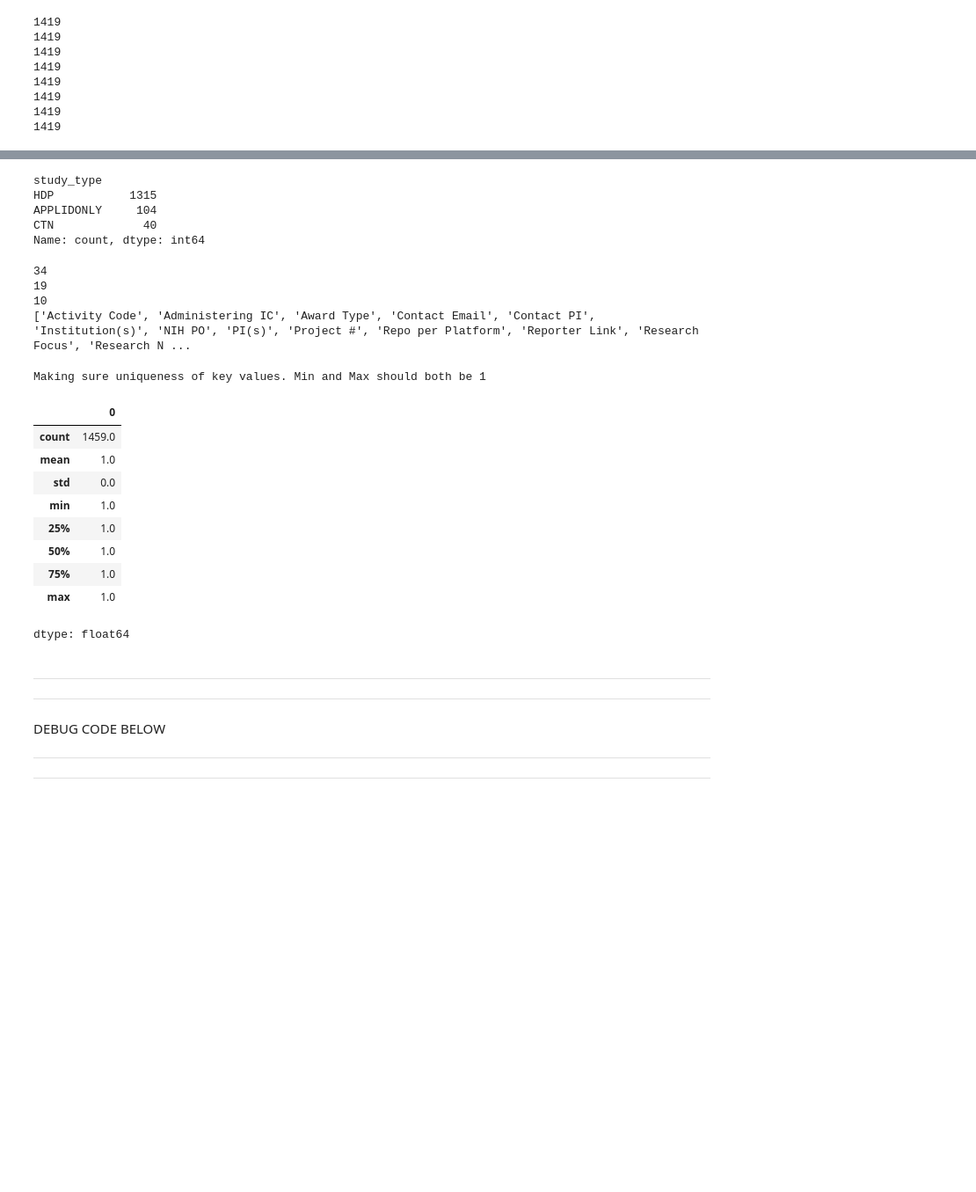
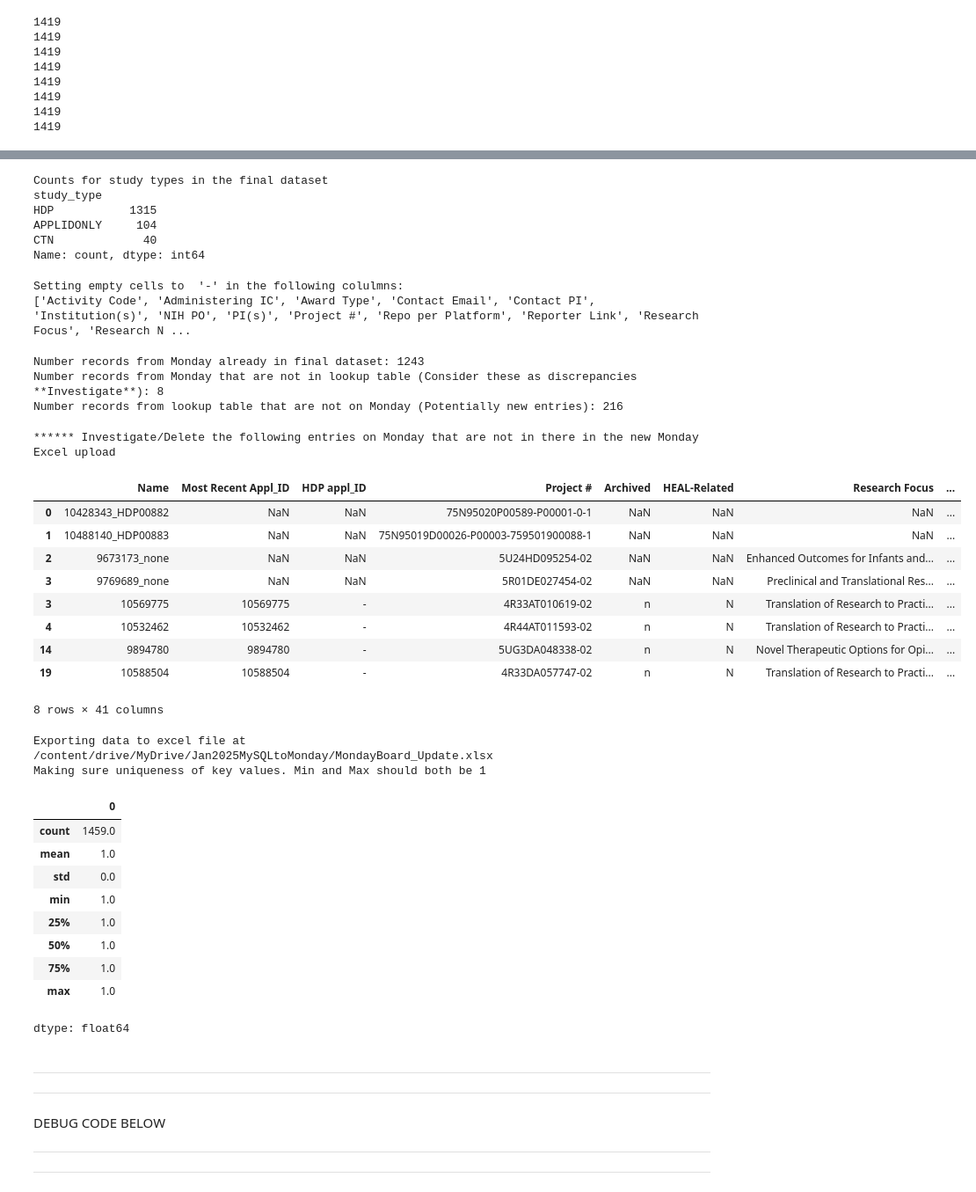
Before and after one commit to scmyer/metadata-sync, a Jupyter notebook: notebooks/UpdateMondayBoardFromMySQL.ipynb, the cells around one changed output, grey strips where cells are left out. Shown at 88% size. Drawn from its saved outputs; the diff is of its cells as text; code cells hidden in the pictures; blank space fills up the shorter version.

```diff
--- a/notebooks/UpdateMondayBoardFromMySQL.ipynb
+++ b/notebooks/UpdateMondayBoardFromMySQL.ipynb
@@ -304,6 +415,6 @@ print(len(combined_data_ph1.drop_duplicates()))
 # %%
 ## Find out which columns have NA values, and investigate for incompletemess?
-print("Number of empty values for each of the fields gathered:")
-for k in rename_dict.values():
-    print(f"{k} : {get_na_count(combined_data_ph1, k)}")
+print("Number of empty values for each of the fields gathered in the combined dataset:")
+for k in list(all_data.columns):
+    print(f"{k} : {get_na_count(all_data, k)}")
 # %% [output]
@@ -470,48 +438,51 @@ dtype: int64
 # %%
 combined_data = all_data.copy(deep=True)
 # %%
-## Create a column named "Location"dd
+### Final manipulation of the combined data to make it Monday board ready
+
+## Adding a study_type column to indicate types of entries. This will be used to put rows into their respective categories on Monday Board
+combined_data['study_type'] = [ 'CTN' if m.startswith('CTN') else ('APPLIDONLY' if pd.isna(k) else 'HDP') for (m,k) in combined_data[['Project #', 'study_hdp_id_appl']].values]
+print("Counts for study types in the final dataset")
+print(combined_data.study_type.value_counts())
+
+## Create a column named "Location"
 from datetime import datetime
-combined_data['study_type'] = [ 'CTN' if m.startswith('CTN') else ('APPLIDONLY' if pd.isna(k) else 'HDP') for (m,k) in combined_data[['Project #', 'study_hdp_id_appl']].values]
-
 combined_data['City'] = combined_data[['City']].fillna('-')
 combined_data['State'] = combined_data[['State']].fillna('-')
 combined_data['Location'] = [c+","+s for (c,s) in combined_data[['City', "State"]].values]
 
+## Convert dates to ISO format
 combined_data['Project Start'] = pd.to_datetime(combined_data['Project Start'], format='%Y-%m-%d', errors='coerce').dt.date
 combined_data['Project End'] = pd.to_datetime(combined_data['Project End'], format='%Y-%m-%d', errors='coerce').dt.date
 combined_data['Platform Reg Time'] = pd.to_datetime(combined_data['Platform Reg Time'], utc=True).dt.date
 
+## Change archived column to have "archived/n" values and Y/N type values in HEAL-related and SBIR/STTR columns
 combined_data['Archived'] = [a if a=='archived' else 'n' for a in combined_data['Archived']]
-
 combined_data['HEAL-Related'] = ['Y' if ((p != 'CTN' ) and (pd.isna(a))) else 'N' for (p,a) in combined_data[['study_type', 'HEAL-Related']].values]
 combined_data['SBIR/STTR'] = ['Y' if 'SBIR/STTR'==t else 'N' for t in combined_data['SBIR/STTR']]
-
-print(combined_data.study_type.value_counts())
+combined_data['Checklist Exempt'] = ['Y' if 1==t else 'N' for t in combined_data['Checklist Exempt']]
+combined_data['Do not Engage'] = ['Y' if 1==t else 'N' for t in combined_data['Do not Engage']]
 
 ## Rename a few of the other columns:
 combined_data.rename(columns={'study_most_recent_appl':'Most Recent Appl_ID', 'study_hdp_id_appl':'HDP appl_ID'}, inplace=True)
 combined_data.drop(columns=['study_hdp_id', 'hdp_id', 'hdp_id_x', 'hdp_id_y'], inplace=True)
 # %% [output]
+Counts for study types in the final dataset
 study_type
 HDP           1315
 APPLIDONLY     104
 CTN             40
 Name: count, dtype: int64
 # %%
-handled_columns = ['study_type', 'City', 'State', 'Location', 'Project Start', 'Project End', 'Platform Reg Time', 'Archived', 'HEAL-Related', 'SBIR/STTR']
+handled_columns = ['study_type', 'City', 'State', 'Location', 'Project Start', 'Project End', 'Platform Reg Time', 'Archived', 'HEAL-Related', 'SBIR/STTR', 'Checklist Exempt', 'Do not Engage']
 rest_obj_columns = [k for k in combined_data.columns if k not in handled_columns and combined_data[k].dtype in ['object', 'str']]
 
 #combined_data[rest_obj_columns].fillna('-')
-print(len(combined_data.columns))
-print(len(rest_obj_columns))
-print(len(handled_columns))
+print("Setting empty cells to  '-' in the following colulmns:")
 print(rest_obj_columns)
 
 for k in rest_obj_columns:
     combined_data[k] = ['-' if (t is np.nan) or (t=='') else t for t in combined_data[k]]
 # %% [output]
-34
-19
-10
+Setting empty cells to  '-' in the following colulmns:
 ['Activity Code', 'Administering IC', 'Award Type', 'Contact Email', 'Contact PI', 'Institution(s)', 'NIH PO', 'PI(s)', 'Project #', 'Repo per Platform', 'Reporter Link', 'Research Focus', 'Research N ...
@@ -526,13 +489,48 @@ for k in rest_obj_columns:
+# %%
+#TODO: Find what's in Monday.com board, but not in mysql extract
+# Mark these entries for deletion, and these would have to be deleted manually on Monday.com
+### A few checks:
+## How many of the "keys" from Monday board are in lookup fields?
+print(f"Number records from Monday already in final dataset: {len(monday_board[monday_board.Name.isin(combined_data.key)])}")
+## How many of the keys from MOnday board are not there in looup fields
+mondayboard_missing_in_data = monday_board[~monday_board.Name.isin(combined_data.key)]
+print(f"Number records from Monday that are not in lookup table (Consider these as discrepancies **Investigate**): {len(mondayboard_missing_in_data)}")
+## How many of the keys from lookup fields are not there in Monday??
+data_missing_in_mondayboard = combined_data[~combined_data.key.isin(monday_board.Name)]
+print(f"Number records from lookup table that are not on Monday (Potentially new entries): {len(data_missing_in_mondayboard)}")
+# %% [output]
+Number records from Monday already in final dataset: 1243
+Number records from Monday that are not in lookup table (Consider these as discrepancies **Investigate**): 8
+Number records from lookup table that are not on Monday (Potentially new entries): 216
+# %%
+print("****** Investigate/Delete the following entries on Monday that are not in there in the new Monday Excel upload")
+mondayboard_missing_in_data
+# %% [output]
+****** Investigate/Delete the following entries on Monday that are not in there in the new Monday Excel upload
+|  | Name | Most Recent Appl_ID | HDP appl_ID | Project # | Archived | HEAL-Related | Research Focus | ... |
+| 0 | 10428343_HDP00882 | NaN | NaN | 75N95020P00589-P00001-0-1 | NaN | NaN | NaN | ... |
+| 1 | 10488140_HDP00883 | NaN | NaN | 75N95019D00026-P00003-759501900088-1 | NaN | NaN | NaN | ... |
+| 2 | 9673173_none | NaN | NaN | 5U24HD095254-02 | NaN | NaN | Enhanced Outcomes for Infants and... | ... |
+| 3 | 9769689_none | NaN | NaN | 5R01DE027454-02 | NaN | NaN | Preclinical and Translational Res... | ... |
+| 3 | 10569775 | 10569775 | - | 4R33AT010619-02 | n | N | Translation of Research to Practi... | ... |
+| 4 | 10532462 | 10532462 | - | 4R44AT011593-02 | n | N | Translation of Research to Practi... | ... |
+| 14 | 9894780 | 9894780 | - | 5UG3DA048338-02 | n | N | Novel Therapeutic Options for Opi... | ... |
+| 19 | 10588504 | 10588504 | - | 4R33DA057747-02 | n | N | Translation of Research to Practi... | ... |
+8 rows × 41 columns
 # %%
 
 #having an index column is created as a temporary column and is integral to the QA process. See SOP for more specific notes.
 combined_data.index.name = 'index'
-combined_data.to_excel(input_dir/"MondayBoard_Update.xlsx", engine='xlsxwriter')
+
+outfile = input_dir/"MondayBoard_Update.xlsx"
+print(f"Exporting data to excel file at {outfile}")
+combined_data.to_excel(outfile, engine='xlsxwriter')
 
 print("Making sure uniqueness of key values. Min and Max should both be 1")
 key_counts = combined_data.groupby('key').size()
 key_counts.describe()
 # %% [output]
+Exporting data to excel file at /content/drive/MyDrive/Jan2025MySQLtoMonday/MondayBoard_Update.xlsx
 Making sure uniqueness of key values. Min and Max should both be 1
 |  | 0 |
 | count | 1459.0 |
```
Also changed, not shown: parts of 20 cells of this notebook.
